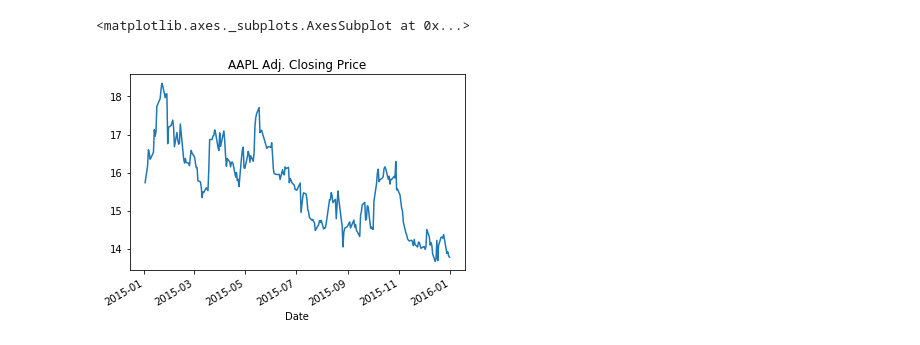
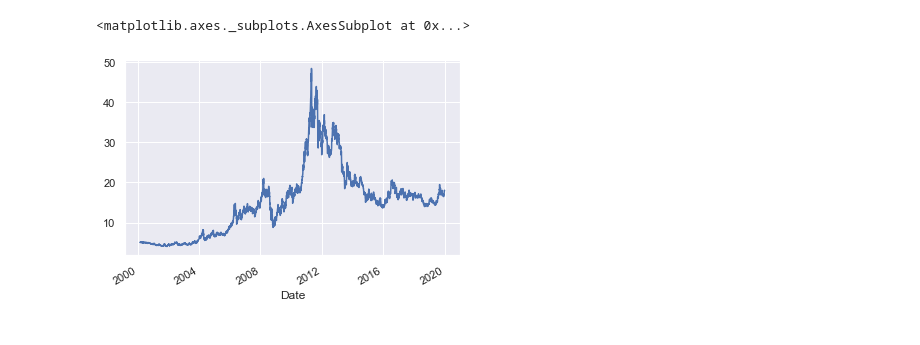
Before and after one commit to Peter-Paul/wallstreet-forecast, a Jupyter notebook: analytics/commodities/silver/silver_linear-regression.ipynb, the cells around one changed output. Saved outputs shown, nothing was run; the diff lists cells and outputs as text; code cells hidden in the pictures.

```diff
--- a/analytics/commodities/silver/silver_linear-regression.ipynb
+++ b/analytics/commodities/silver/silver_linear-regression.ipynb
@@ -19,15 +4,20 @@ import pandas_datareader as pdr
 import pandas as pd
 from datetime import datetime
 import numpy as np
+import statsmodels.api as sm
+import matplotlib.pyplot as plt
+import seaborn as sns
+import sklearn as skl
+sns.set()
 # %%
 from pandas_datareader import data
 # Only get the adjusted close.
-silver = data.DataReader("SI=F",
-                       start='2015-1-1',
-                       end='2015-12-31',
-                       data_source='yahoo')['Adj Close']
+rawData = data.DataReader("SI=F",
+                       start='2000-1-1',
+                       end='2019-12-31',
+                       data_source='yahoo')
 
-silver.plot(title='AAPL Adj. Closing Price')
+rawData['Open'].plot()
 # %% [output]
 <matplotlib.axes._subplots.AxesSubplot at 0x...>
-[figure, old version]
+[figure, new version]
```
Also changed, not shown: parts of 7 cells of this notebook.
